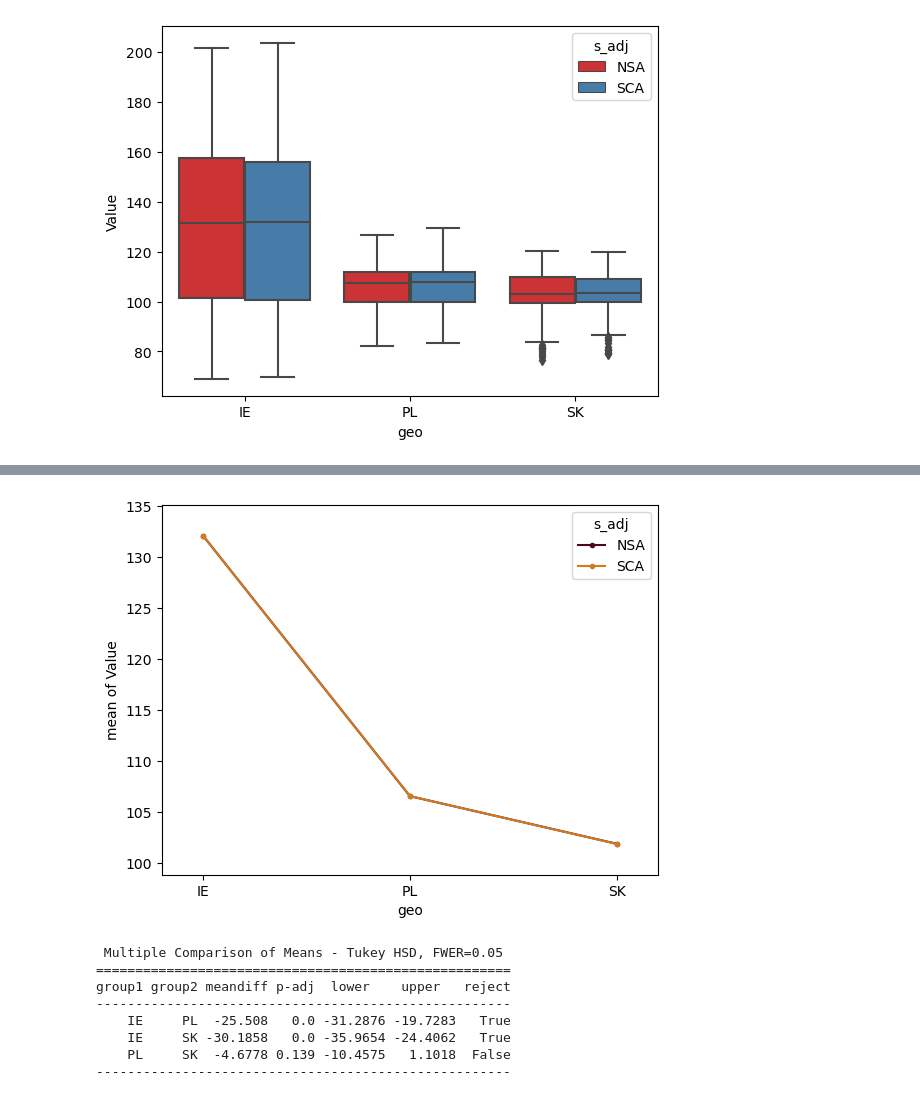
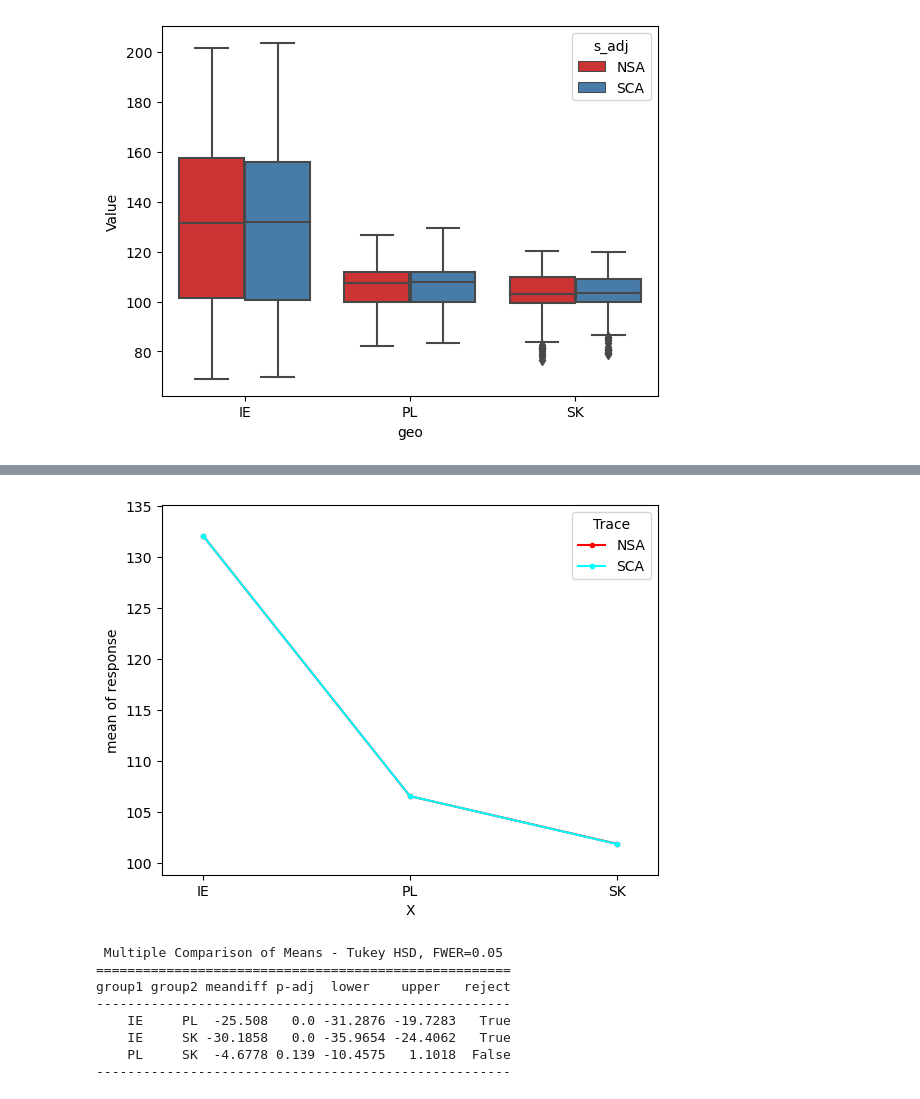
Before and after one commit to paulr28/MSc_DA_CA2, a Jupyter notebook: Explortation_1.ipynb, the cells around one changed output, grey strips where cells are left out. Drawn from its saved outputs; the diff is of its cells as text; code cells hidden in the pictures.

```diff
--- a/Explortation_1.ipynb
+++ b/Explortation_1.ipynb
@@ -384,5 +508,6 @@ twa = twa[(twa['Quarter'] >= '2000Q1') & (twa['Quarter'] <= '2022Q4')]
 twa = twa[~twa['geo'].isin(['AT', 'EL', 'FI', 'DK', 'TR', 'EU28', 'EU27_2020'])]
 # %%
 #Make sure the groups have the same sample size
-min_sample_size = twa['geo'].value_counts().min()
-twa = twa.groupby('geo').apply(lambda x: x.sample(min_sample_size))
+print(twa['geo'].value_counts())
+
+print(twa['s_adj'].value_counts())
@@ -407,11 +593,11 @@ Residual   522.0  279360.436023    535.173249        NaN           NaN
 # %%
 from statsmodels.graphics.factorplots import interaction_plot
 import matplotlib.pyplot as plt
-fig = interaction_plot(x=twa['geo'], trace=twa['s_adj'], response=twa['Value'],
-    colors=['#4c061d','#d17a22'])
+
+fig = interaction_plot(x=twa['geo'].values, trace=twa['s_adj'].values, response=twa['Value'].values)
 plt.show()
 # %% [output]
-[figure, old version]
+[figure, new version]
 # %%
 # Perform a Tukey's Range Test to determine which groups are significantly different from each other
 from statsmodels.stats.multicomp import pairwise_tukeyhsd
```
Also changed, not shown: parts of 40 cells of this notebook, 1 other file.
